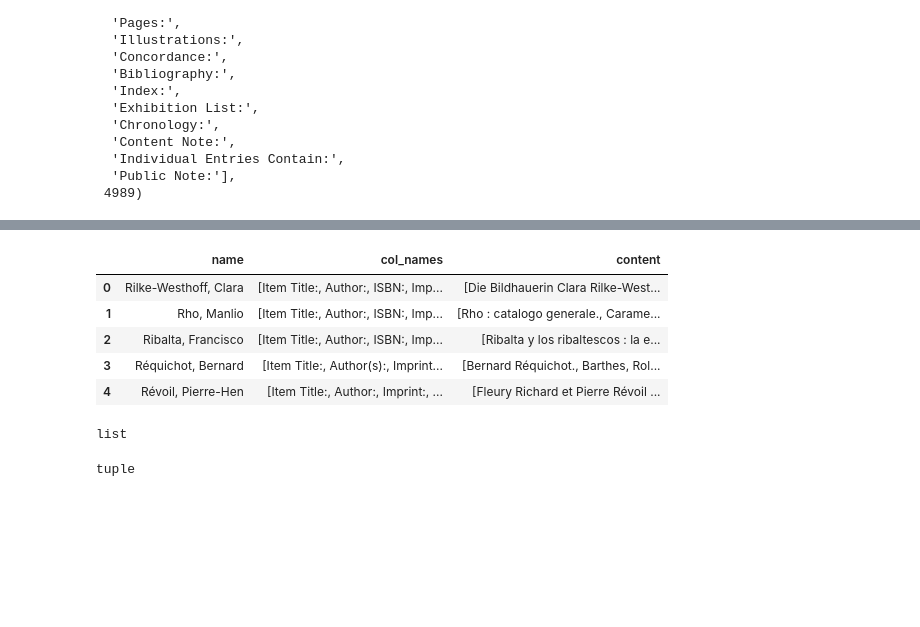
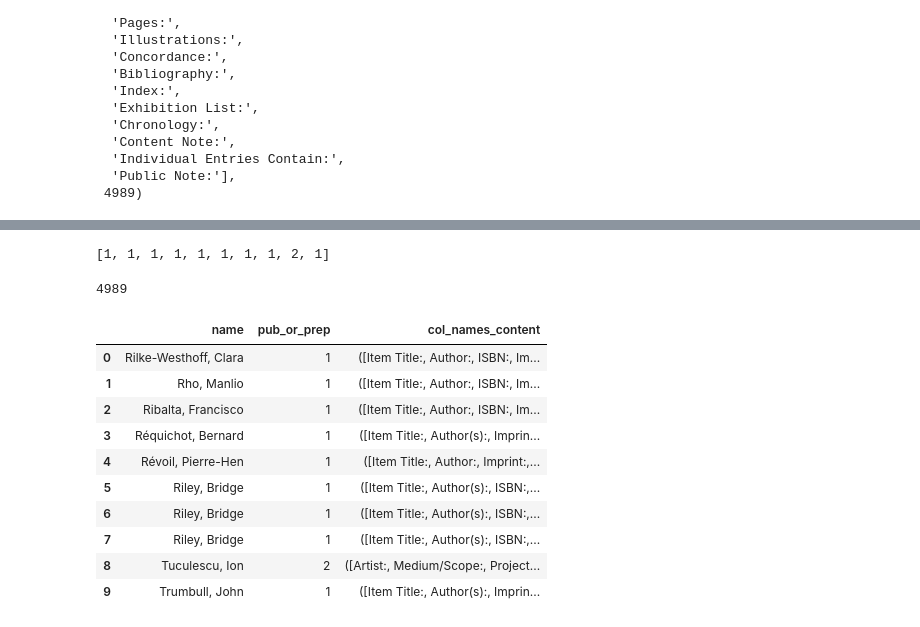
Before and after one commit to ramonprz01/art-auction, a Jupyter notebook: cleaning_part.ipynb, the cells around one changed output, grey strips where cells are left out. Drawn from its saved outputs; the diff is of its cells as text; code cells hidden in the pictures; blank space fills up the shorter version.

```diff
--- a/cleaning_part.ipynb
+++ b/cleaning_part.ipynb
@@ -188,7 +178,8 @@ for i in content:
     for s in i:
         gen = s.strip()
         tempora.append(gen)
+    join_them = list(filter(None, tempora))
     new_content.append(tempora)
 
-new_content[1], len(new_content)
+new_content[0], len(new_content)
 # %% [output]
@@ -211,12 +202 @@ new_content[1], len(new_content)
  4989)
-# %%
-combined_it_cont = []
-
-for item, field in cols_news, new_content:
-    temporary = []
-    for s, u in item, field:
-        val = list(s, u)
-        temporary.append(val)
-    combined_it_cont.append(temporary)
-
-combined_it_cont[1]
@@ -225,0 +208,8 @@ t2 = new_content.copy()
+# %%
+momentary = []
+
+for i in cols_news:
+    for s in i:
+        momentary.append(s)
+
+x = np.array(momentary)
@@ -226,24 +235,34 @@ t2 = new_content.copy()
+# %%
+pub_or_prep = []
+for i in cols_news:
+    if 'Item Title:' in i:
+        pub_or_prep.append(1)
+    else:
+        pub_or_prep.append(2)
+
+pub_or_prep[:10]
+# %% [output]
+[1, 1, 1, 1, 1, 1, 1, 1, 2, 1]
 # %%
 data_cols = ['Artist name', 'Item Title', 'Status (Published or in Preparation)', 'Author', 'ISBN', 'Imprint',
              'Language', 'Size', 'Pages', 'Illustrations', 'Concordance', 'Bibliography', 'Index',
              'Exhibition List', 'Chronology', 'Individual Entries Contain', 'Public Note']
+# %%
+len(third_page)
+# %% [output]
+4989
 # %%
-third_page = pd.DataFrame(list(zip(artist_three, cols_news, new_content)), columns = ['name', 'col_names', 'content'])
-third_page.head()
+dataset = pd.DataFrame(list(zip(artist_three, pub_or_prep, zip(cols_news, new_content))), columns = ['name', 'pub_or_prep', 'col_names_content'])
+dataset.head(10)
 # %% [output]
-|  | name | col_names | content |
-| 0 | Rilke-Westhoff, Clara | [Item Title:, Author:, ISBN:, Imp... | [Die Bildhauerin Clara Rilke-West... |
-| 1 | Rho, Manlio | [Item Title:, Author:, ISBN:, Imp... | [Rho : catalogo generale., Carame... |
-| 2 | Ribalta, Francisco | [Item Title:, Author:, ISBN:, Imp... | [Ribalta y los ribaltescos : la e... |
-| 3 | Réquichot, Bernard | [Item Title:, Author(s):, Imprint... | [Bernard Réquichot., Barthes, Rol... |
-| 4 | Révoil, Pierre-Hen | [Item Title:, Author:, Imprint:, ... | [Fleury Richard et Pierre Révoil ... |
+|  | name | pub_or_prep | col_names_content |
+| 0 | Rilke-Westhoff, Clara | 1 | ([Item Title:, Author:, ISBN:, Im... |
+| 1 | Rho, Manlio | 1 | ([Item Title:, Author:, ISBN:, Im... |
+| 2 | Ribalta, Francisco | 1 | ([Item Title:, Author:, ISBN:, Im... |
+| 3 | Réquichot, Bernard | 1 | ([Item Title:, Author(s):, Imprin... |
+| 4 | Révoil, Pierre-Hen | 1 | ([Item Title:, Author:, Imprint:,... |
+| 5 | Riley, Bridge | 1 | ([Item Title:, Author(s):, ISBN:,... |
+| 6 | Riley, Bridge | 1 | ([Item Title:, Author(s):, ISBN:,... |
+| 7 | Riley, Bridge | 1 | ([Item Title:, Author(s):, ISBN:,... |
+| 8 | Tuculescu, Ion | 2 | ([Artist:, Medium/Scope:, Project... |
+| 9 | Trumbull, John | 1 | ([Item Title:, Author(s):, Imprin... |
-# %%
-double_list = list(zip(cols_news, new_content))
-type(double_list)
-# %% [output]
-list
-# %%
-test_third_page = pd.DataFrame(list(zip(artist_three, zip(cols_news, new_content))), columns = ['name', 'col_names_content'])
-type(test_third_page.col_names_content[0])
-# %% [output]
-tuple
```
Also changed, not shown: parts of 35 cells of this notebook, 5 other files.
